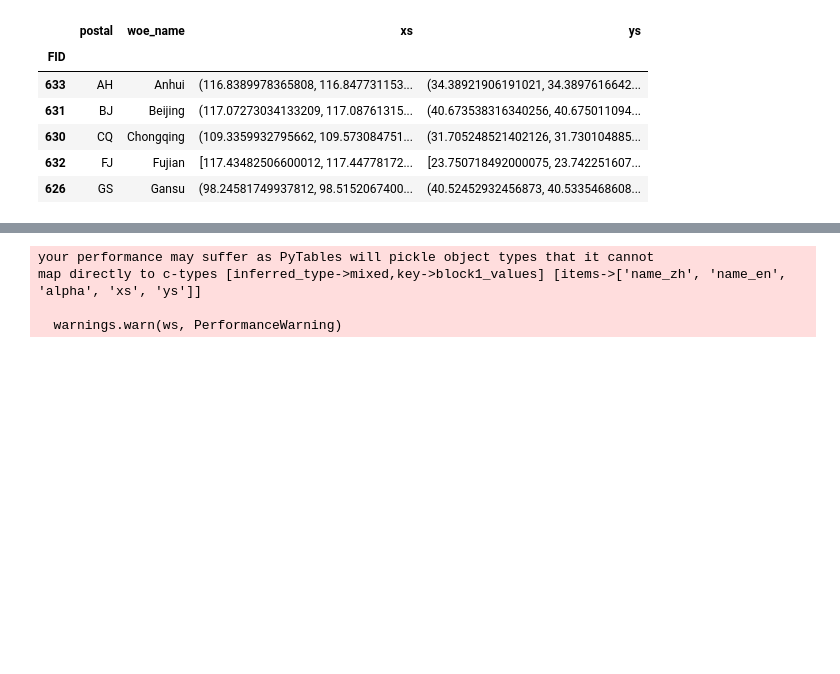
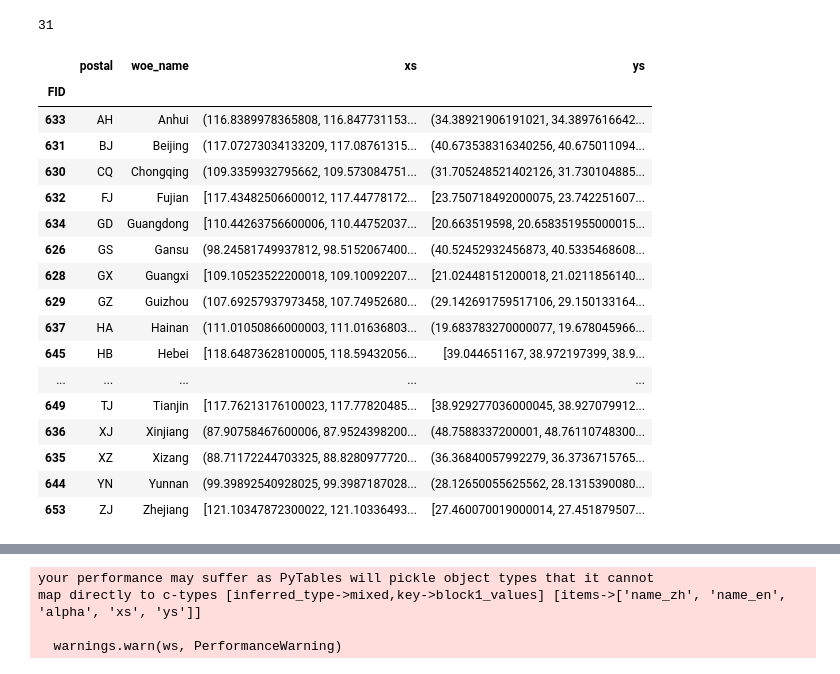
Before and after one commit to mit-jp/cge-tools, a Jupyter notebook: interactive_map/utils/Sync map with coded data.ipynb, the cells around one changed output, grey strips where cells are left out. Saved outputs shown, nothing was run; the diff lists cells and outputs as text; code cells hidden in the pictures; blank space fills up the shorter version.

```diff
--- a/interactive_map/utils/Sync map with coded data.ipynb
+++ b/interactive_map/utils/Sync map with coded data.ipynb
@@ -15,13 +30,27 @@ coded.head()
 # %%
 map_data = pd.read_hdf('../data/china_provinces_from_admin_1_shp.hdf', 'df')
-map_data.head()
+map_data.sort('postal', inplace=True)
+print(len(map_data))
+map_data.head(40)
 # %% [output]
+31
 |  | postal | woe_name | xs | ys |
 | FID |  |  |  |  |
 | 633 | AH | Anhui | (116.8389978365808, 116.847731153... | (34.38921906191021, 34.3897616642... |
 | 631 | BJ | Beijing | (117.07273034133209, 117.08761315... | (40.673538316340256, 40.675011094... |
 | 630 | CQ | Chongqing | (109.3359932795662, 109.573084751... | (31.705248521402126, 31.730104885... |
 | 632 | FJ | Fujian | [117.43482506600012, 117.44778172... | [23.750718492000075, 23.742251607... |
+| 634 | GD | Guangdong | [110.44263756600006, 110.44752037... | [20.663519598, 20.658351955000015... |
 | 626 | GS | Gansu | (98.24581749937812, 98.5152067400... | (40.52452932456873, 40.5335468608... |
+| 628 | GX | Guangxi | [109.10523522200018, 109.10092207... | [21.02448151200018, 21.0211856140... |
+| 629 | GZ | Guizhou | (107.69257937973458, 107.74952680... | (29.142691759517106, 29.150133164... |
+| 637 | HA | Hainan | (111.01050866000003, 111.01636803... | (19.683783270000077, 19.678045966... |
+| 645 | HB | Hebei | [118.64873628100005, 118.59432056... | [39.044651167, 38.972197399, 38.9... |
+| ... | ... | ... | ... | ... |
+| 649 | TJ | Tianjin | [117.76213176100023, 117.77820485... | [38.929277036000045, 38.927079912... |
+| 636 | XJ | Xinjiang | (87.90758467600006, 87.9524398200... | (48.7588337200001, 48.76110748300... |
+| 635 | XZ | Xizang | (88.71172244703325, 88.8280977720... | (36.36840057992279, 36.3736715765... |
+| 644 | YN | Yunnan | (99.39892540928025, 99.3987187028... | (28.12650055625562, 28.1315390080... |
+| 653 | ZJ | Zhejiang | [121.10347872300022, 121.10336493... | [27.460070019000014, 27.451879507... |
 # %%
 # Clean-up 'postal' codes from Natural Earth to match 'alpha' in unified.csv
```
Also changed, not shown: parts of 4 cells of this notebook, 3 other files.
